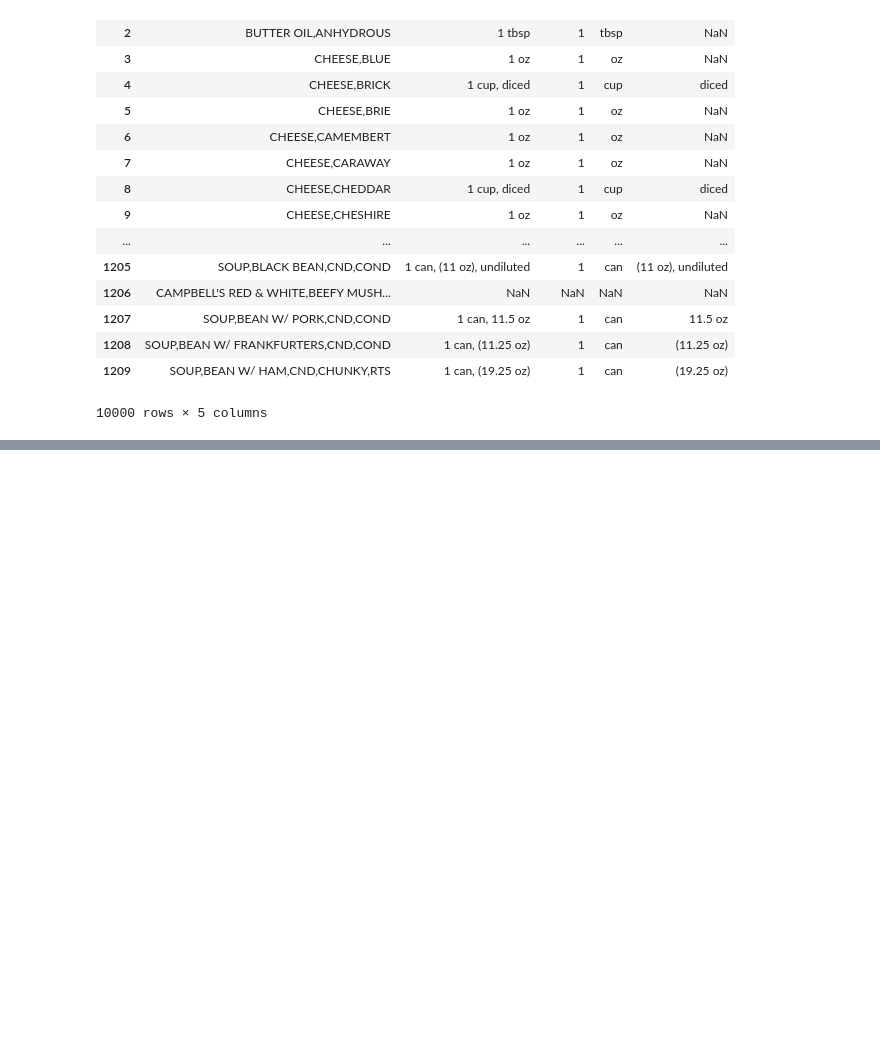
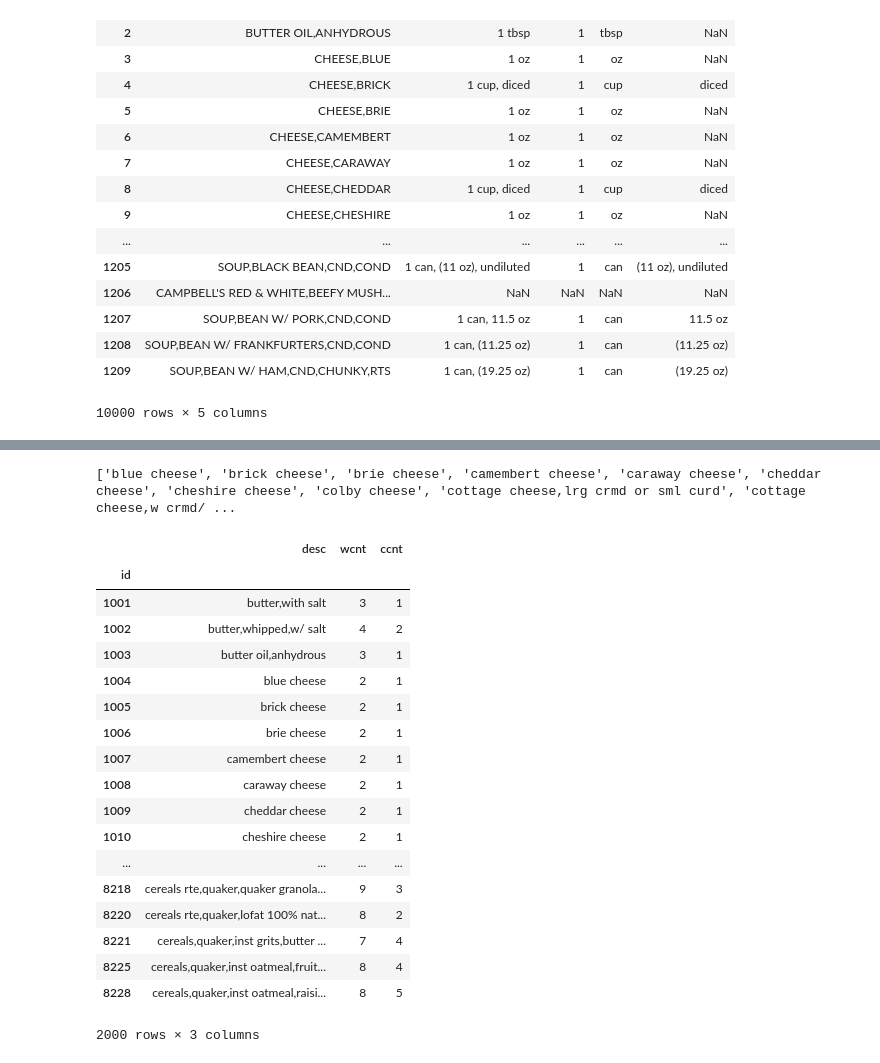
Before and after one commit to aliceedeng/SmartFridge, a Jupyter notebook: data_processing/join_review.ipynb, the cells around one changed output, grey strips where cells are left out. Cells and saved outputs as stored; diff of their text form; code cells hidden in the pictures; blank space fills up the shorter version.

```diff
--- a/data_processing/join_review.ipynb
+++ b/data_processing/join_review.ipynb
@@ -103,0 +251,37 @@ unit_set
+# %%
+targword = ['cheese', 'yogurt']
+contains = pd.Series(False, index=ti.index)
+for word in targword:
+    contains = contains | ti['desc'].str.contains(word)
+
+ser1 = ti['wcnt'] == 2
+ser2 = ti['ccnt'] == 1
+update =  (ti['wcnt'] == 2) & (ti['ccnt'] == 1) | contains
+update_subset = ti.loc[update, 'desc']
+regex = re.compile(r'(\w+),(\w+)')
+updated = [re.sub(regex, r'\2 \1', string) for string in update_subset]
+print(updated)
+ti2 = ti.copy()
+ti2.loc[update , 'desc'] = updated
+ti2.head(2000)
+# %% [output]
+['blue cheese', 'brick cheese', 'brie cheese', 'camembert cheese', 'caraway cheese', 'cheddar cheese', 'cheshire cheese', 'colby cheese', 'cottage cheese,lrg crmd or sml curd', 'cottage cheese,w crmd/ ...
+|  | desc | wcnt | ccnt |
+| id |  |  |  |
+| 1001 | butter,with salt | 3 | 1 |
+| 1002 | butter,whipped,w/ salt | 4 | 2 |
+| 1003 | butter oil,anhydrous | 3 | 1 |
+| 1004 | blue cheese | 2 | 1 |
+| 1005 | brick cheese | 2 | 1 |
+| 1006 | brie cheese | 2 | 1 |
+| 1007 | camembert cheese | 2 | 1 |
+| 1008 | caraway cheese | 2 | 1 |
+| 1009 | cheddar cheese | 2 | 1 |
+| 1010 | cheshire cheese | 2 | 1 |
+| ... | ... | ... | ... |
+| 8218 | cereals rte,quaker,quaker granola... | 9 | 3 |
+| 8220 | cereals rte,quaker,lofat 100% nat... | 8 | 2 |
+| 8221 | cereals,quaker,inst grits,butter ... | 7 | 4 |
+| 8225 | cereals,quaker,inst oatmeal,fruit... | 8 | 4 |
+| 8228 | cereals,quaker,inst oatmeal,raisi... | 8 | 5 |
+2000 rows × 3 columns
```
Also changed, not shown: parts of 21 cells of this notebook, 6 other files.
